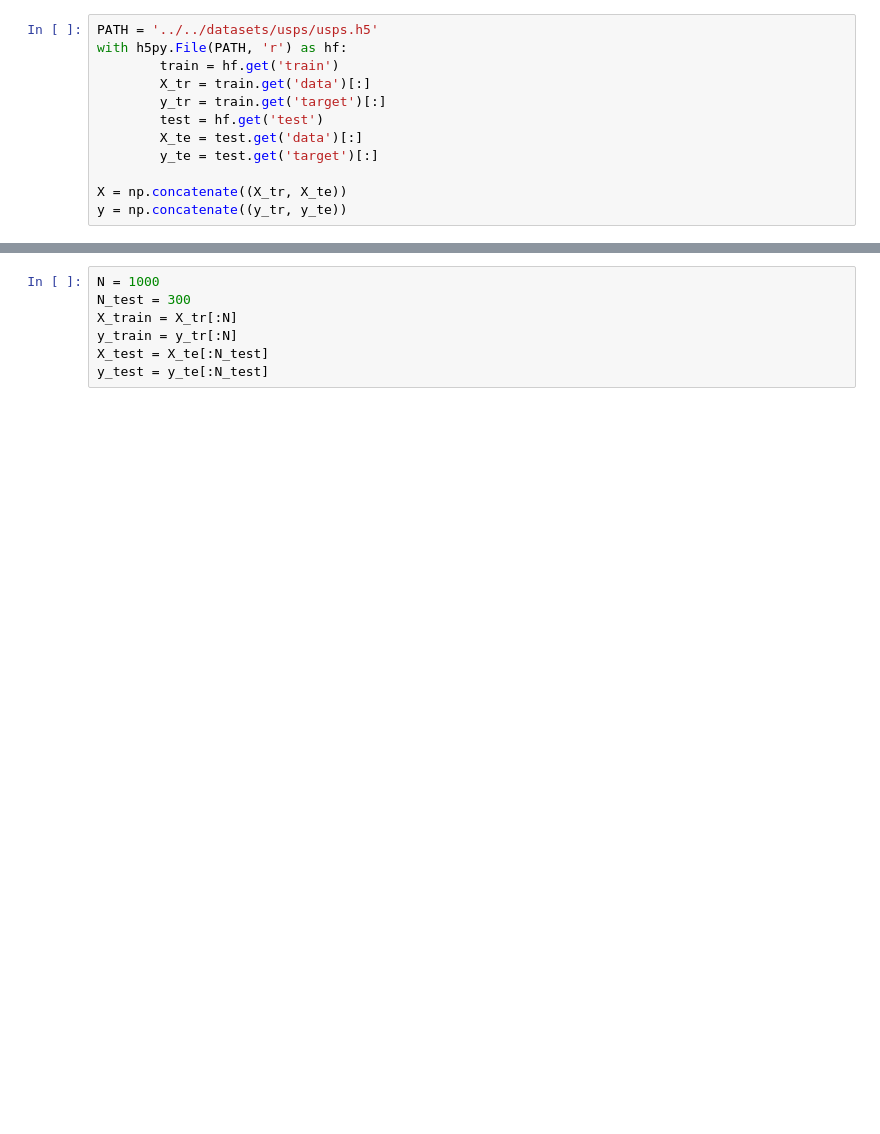
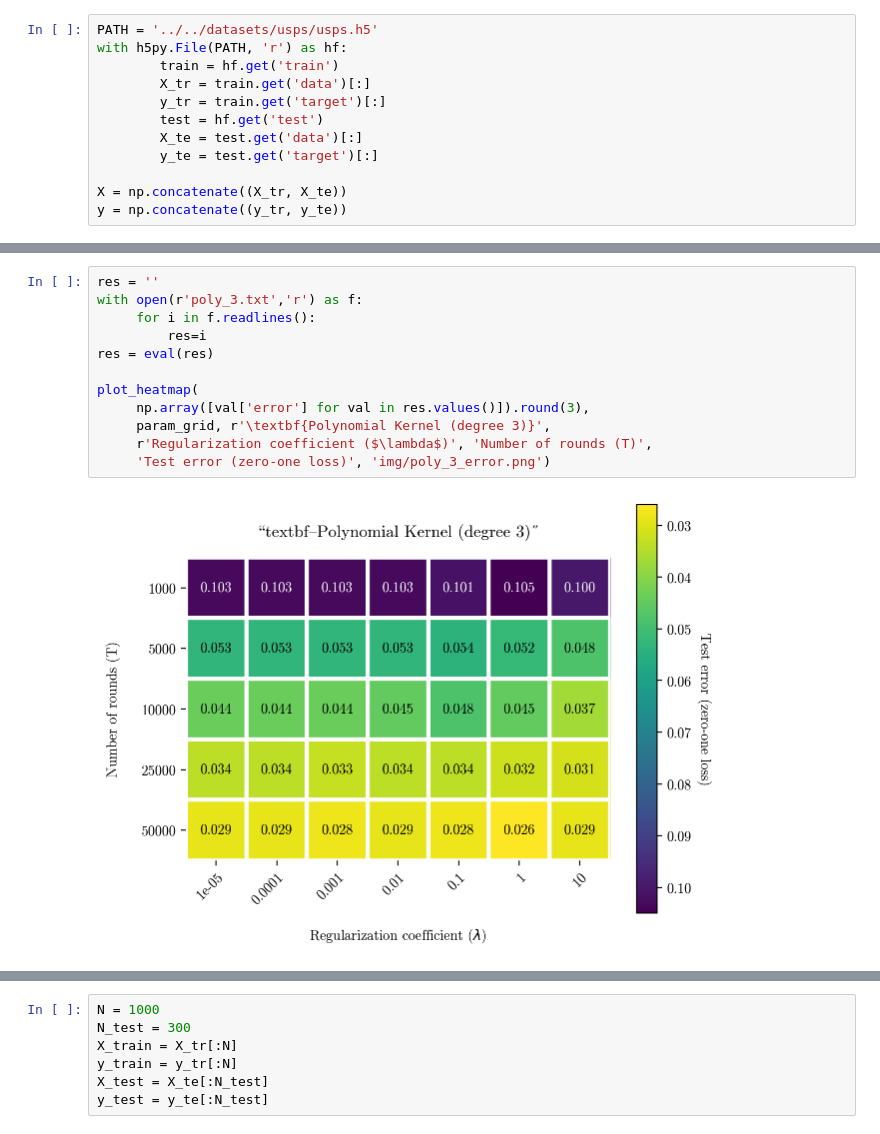
Before and after one commit to gabrielecerizza/smml, a Jupyter notebook: pegasos.ipynb, the cells around one changed output, grey strips where cells are left out. Saved outputs shown, nothing was run; the diff lists cells and outputs as text; blank space fills up the shorter version.

```diff
--- a/pegasos.ipynb
+++ b/pegasos.ipynb
@@ -61,0 +144,14 @@ plot_tsne_data(X, y)
+# %%
+res = ''
+with open(r'poly_3.txt','r') as f:
+     for i in f.readlines():
+         res=i
+res = eval(res)
+
+plot_heatmap(
+     np.array([val['error'] for val in res.values()]).round(3),
+     param_grid, r'\textbf{Polynomial Kernel (degree 3)}',
+     r'Regularization coefficient ($\lambda$)', 'Number of rounds (T)',
+     'Test error (zero-one loss)', 'img/poly_3_error.png')
+# %% [output]
+[figure, added]
```
Also changed, not shown: parts of 44 cells of this notebook, 7 other files.
